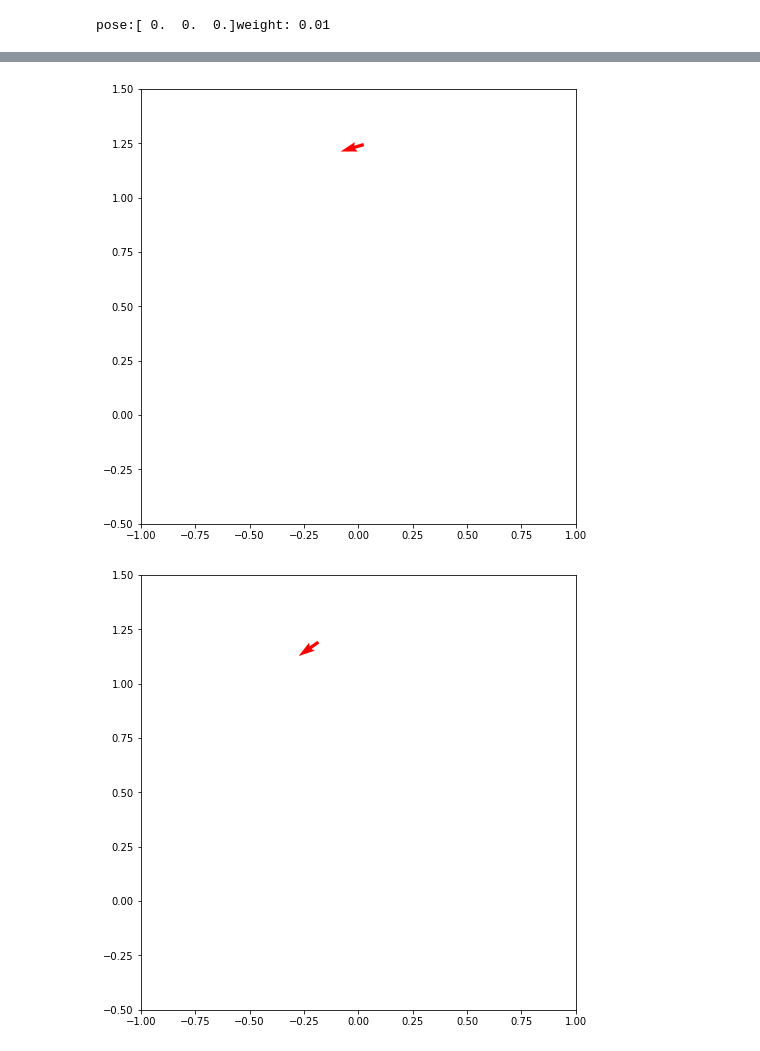
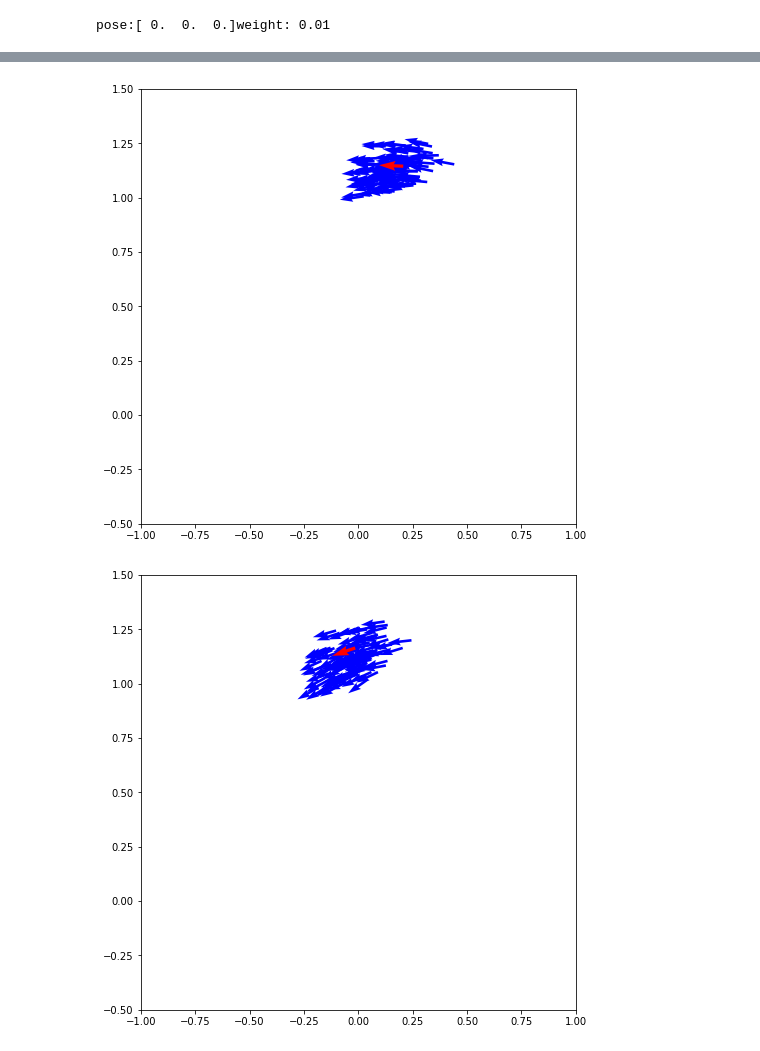
Before and after one commit to ryuichiueda/probrobo2017, a Jupyter notebook: tmp.ipynb, the cells around one changed output, grey strips where cells are left out. Saved outputs shown, nothing was run; the diff lists cells and outputs as text; code cells hidden in the pictures.

Commit message:
Add drawing particles

```diff
--- a/tmp.ipynb
+++ b/tmp.ipynb
@@ -39,19 +39,34 @@ def f(x_old,u):
 
     return np.array([pos_x,pos_y,pos_theta])
 # %%
+import copy
+
 path = [actual_x]
+particle_path = [copy.deepcopy(particles)]
+
 for i in range(10):
     actual_x = f(actual_x, u)
     path.append(actual_x)
+
+    for p in particles:
+        p.pose = f(p.pose,u)
+
+    particle_path.append(copy.deepcopy(particles))
 # %%
-def draw(i,pose):
+def draw(i,pose,particles):
     fig = plt.figure(i,figsize=(8,8))
     sp = fig.add_subplot(111,aspect='equal')
     sp.set_xlim(-1.0,1.0)
     sp.set_ylim(-0.5,1.5)
 
+    xs = [ e.pose[0] for e in particles ]
+    ys = [ e.pose[1] for e in particles ]
+    vxs = [math.cos(e.pose[2]) for e in particles ]
+    vys = [math.sin(e.pose[2]) for e in particles ]
+    plt.quiver(xs,ys,vxs,vys,color="blue")
+
     plt.quiver([pose[0]],[pose[1]],[math.cos(pose[2])],[math.sin(pose[2])],color="red")
 # %%
 for i,p in enumerate(path):
-    draw(i,p)
+    draw(i,p,particle_path[i])
 # %% [output]
@@ -67,2 +82,2 @@ for i,p in enumerate(path):
-[figure, old version]
+[figure, new version]
-[figure, old version]
+[figure, new version]
```
Also changed, not shown: parts of 1 cell of this notebook.
